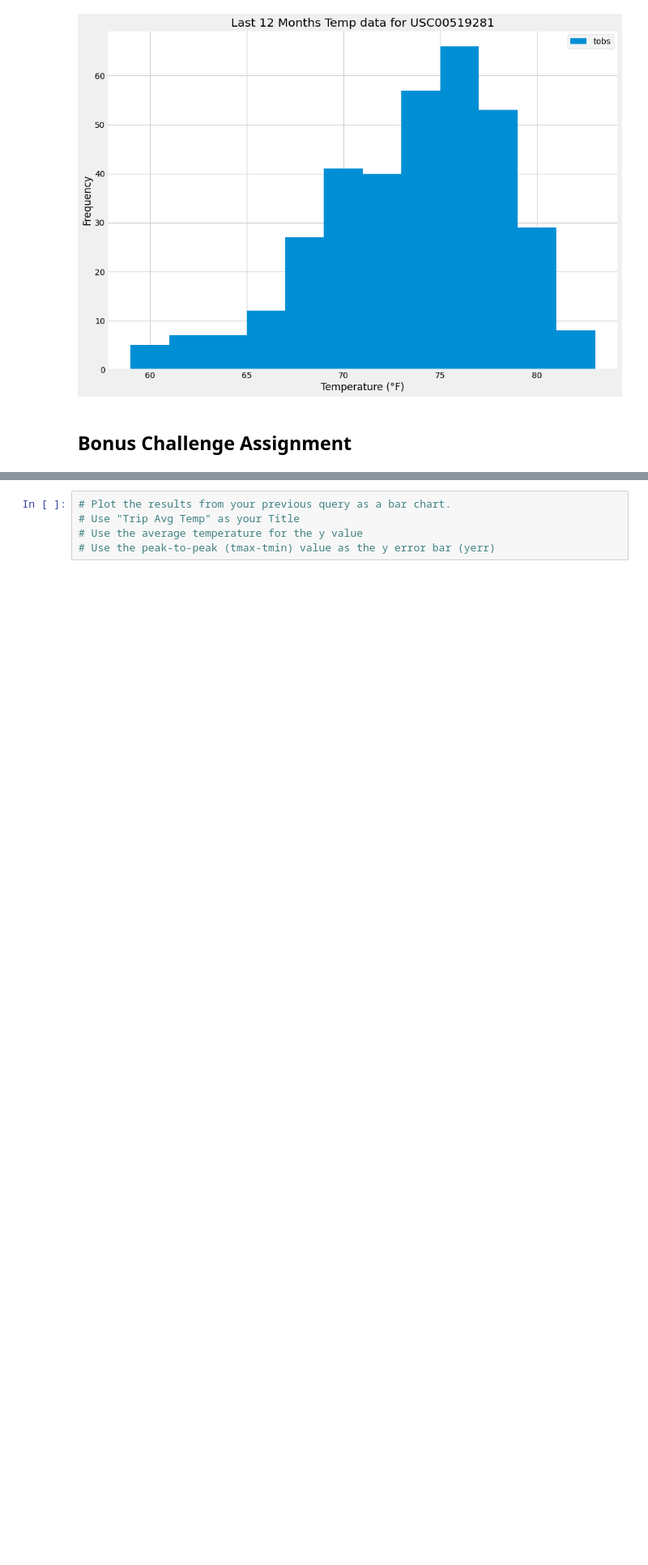
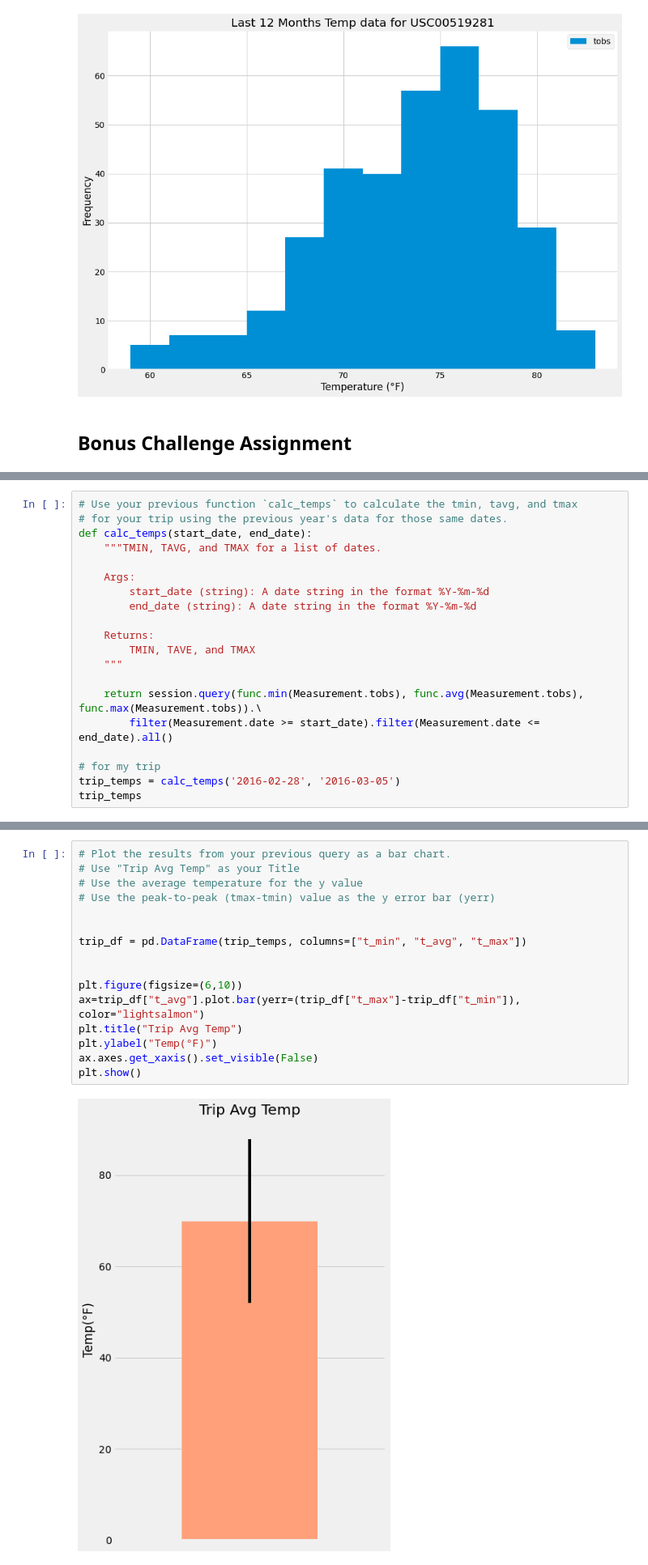
Before and after one commit to jfield24/sqlalchemy-challenge, a Jupyter notebook: climate_starter.ipynb, the cells around one changed output, grey strips where cells are left out. Shown at 81% size. Saved outputs shown, nothing was run; the diff lists cells and outputs as text; blank space fills up the shorter version.

```diff
--- a/climate_starter.ipynb
+++ b/climate_starter.ipynb
@@ -196,0 +228,20 @@ print(calc_temps('2012-02-28', '2012-03-05'))
+# %%
+# Use your previous function `calc_temps` to calculate the tmin, tavg, and tmax
+# for your trip using the previous year's data for those same dates.
+def calc_temps(start_date, end_date):
+    """TMIN, TAVG, and TMAX for a list of dates.
+
+    Args:
+        start_date (string): A date string in the format %Y-%m-%d
+        end_date (string): A date string in the format %Y-%m-%d
+
+    Returns:
+        TMIN, TAVE, and TMAX
+    """
+
+    return session.query(func.min(Measurement.tobs), func.avg(Measurement.tobs), func.max(Measurement.tobs)).\
+        filter(Measurement.date >= start_date).filter(Measurement.date <= end_date).all()
+
+# for my trip
+trip_temps = calc_temps('2016-02-28', '2016-03-05')
+trip_temps
@@ -197,5 +250,18 @@ print(calc_temps('2012-02-28', '2012-03-05'))
 # %%
 # Plot the results from your previous query as a bar chart.
 # Use "Trip Avg Temp" as your Title
 # Use the average temperature for the y value
 # Use the peak-to-peak (tmax-tmin) value as the y error bar (yerr)
+
+
+trip_df = pd.DataFrame(trip_temps, columns=["t_min", "t_avg", "t_max"])
+
+
+plt.figure(figsize=(6,10))
+ax=trip_df["t_avg"].plot.bar(yerr=(trip_df["t_max"]-trip_df["t_min"]), color="lightsalmon")
+plt.title("Trip Avg Temp")
+plt.ylabel("Temp(°F)")
+ax.axes.get_xaxis().set_visible(False)
+plt.show()
+# %% [output]
+[figure, added]
```
Also changed, not shown: parts of 15 cells of this notebook, 4 other files.
